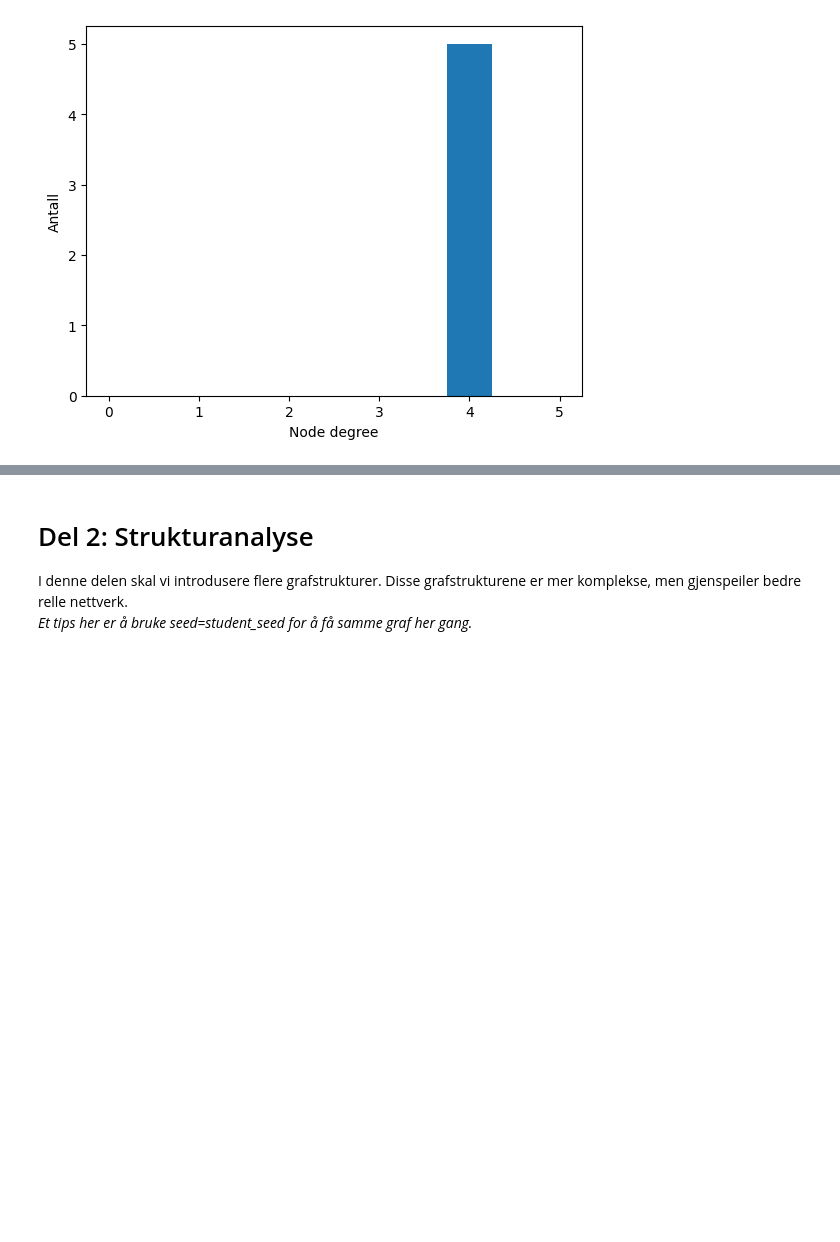
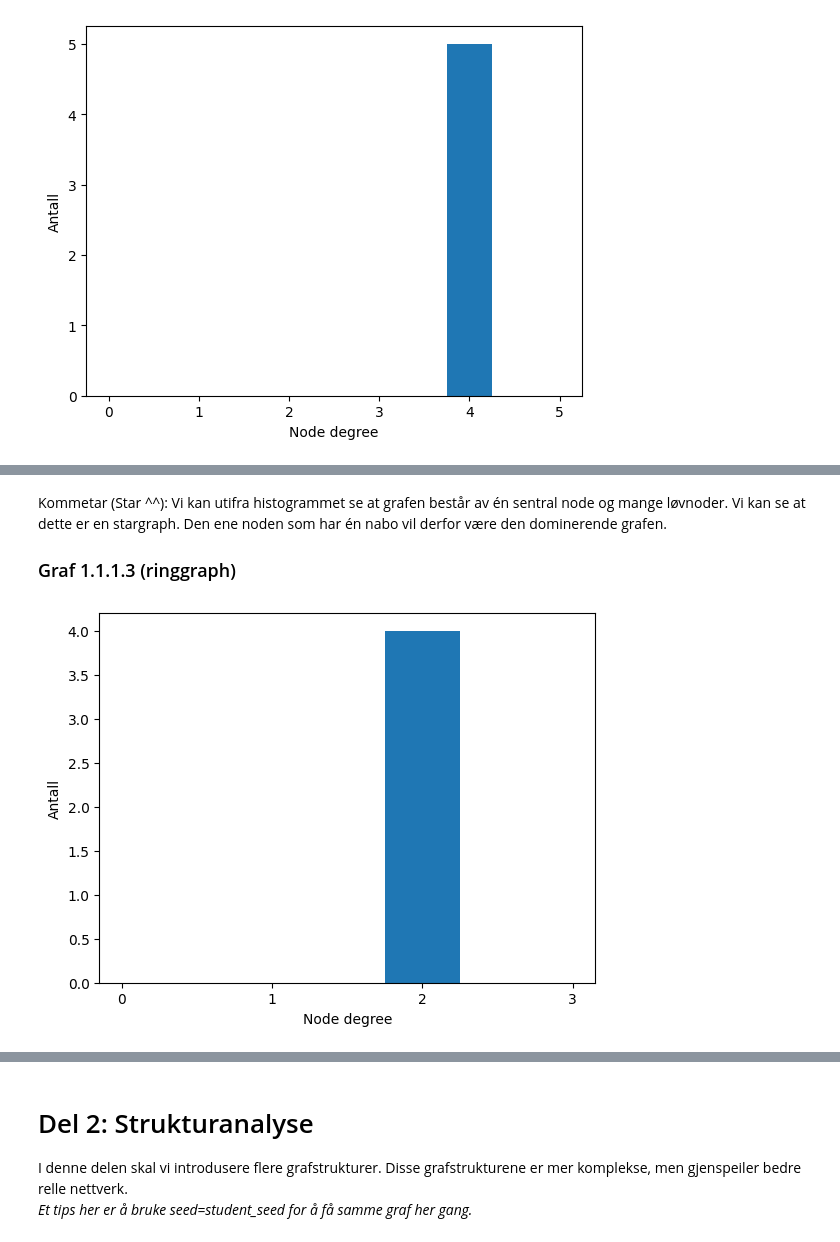
Before and after one commit to GjermundBrovold/Sikkerhet_og_Robuste_IKT_systemer_oving2, a Jupyter notebook: exercise2.ipynb, the cells around one changed output, grey strips where cells are left out. Drawn from its saved outputs; the diff is of its cells as text; code cells hidden in the pictures; blank space fills up the shorter version.

```diff
--- a/exercise2.ipynb
+++ b/exercise2.ipynb
@@ -237,0 +239,8 @@ Kommenter fordelingen av node degrees som vises i histogrammene her:
+# %% [markdown]
+Kommetar (Star ^^): Vi kan utifra histogrammet se at grafen består av én sentral node og mange løvnoder. Vi kan se at dette er en stargraph. Den ene noden som har én nabo vil derfor være den dominerende grafen.
+
+### Graf 1.1.1.3 (ringgraph)
+# %%
+ringGraph.histogram();
+# %% [output]
+[figure, added]
```
Also changed, not shown: parts of 20 cells of this notebook.
